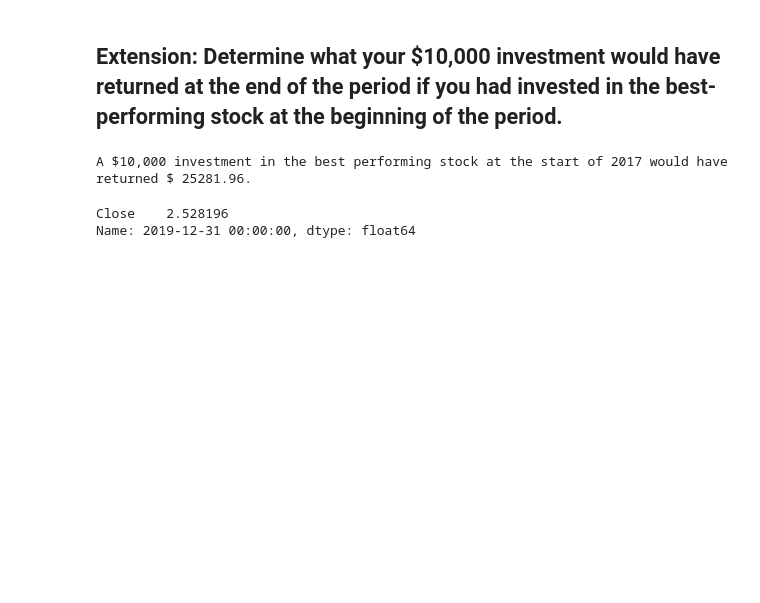
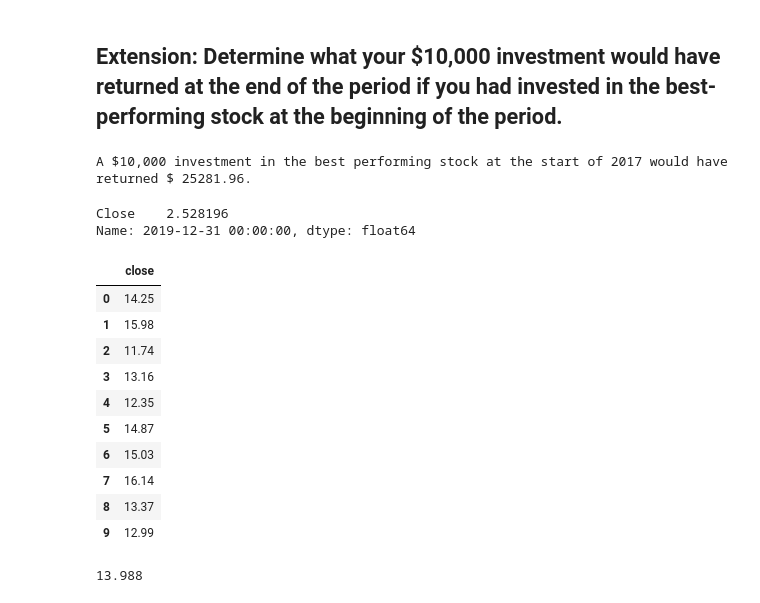
Before and after one commit to VladislavGlupak/FinTech_modules, a Jupyter notebook: Module_4/02-NASDAQ_All-Stars/Unsolved/NASDAQ_All-Stars.ipynb, the cells around one changed output. Drawn from its saved outputs; the diff is of its cells as text; code cells hidden in the pictures; blank space fills up the shorter version.

```diff
--- a/Module_4/02-NASDAQ_All-Stars/Unsolved/NASDAQ_All-Stars.ipynb
+++ b/Module_4/02-NASDAQ_All-Stars/Unsolved/NASDAQ_All-Stars.ipynb
@@ -413,3 +413,23 @@ a.head()
 # %% [output]
 Close    2.528196
 Name: 2019-12-31 00:00:00, dtype: float64
+# %%
+stock_abc = pd.DataFrame({'close' : [14.25, 15.98, 11.74, 13.16, 12.35, 14.87, 15.03, 16.14, 13.37, 12.99]})
+stock_abc
+# %% [output]
+|  | close |
+| 0 | 14.25 |
+| 1 | 15.98 |
+| 2 | 11.74 |
+| 3 | 13.16 |
+| 4 | 12.35 |
+| 5 | 14.87 |
+| 6 | 15.03 |
+| 7 | 16.14 |
+| 8 | 13.37 |
+| 9 | 12.99 |
+# %%
+mean = stock_abc['close'].mean()
+mean
+# %% [output]
+13.988
```
Also changed, not shown: 8 other files.
